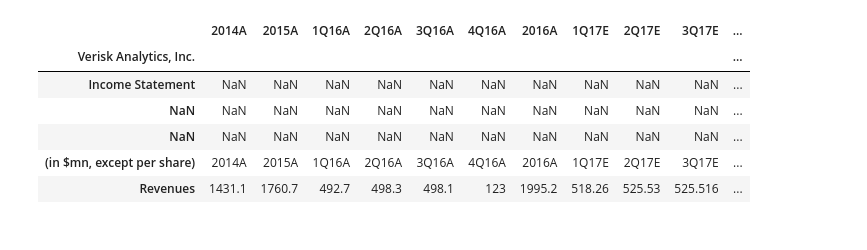
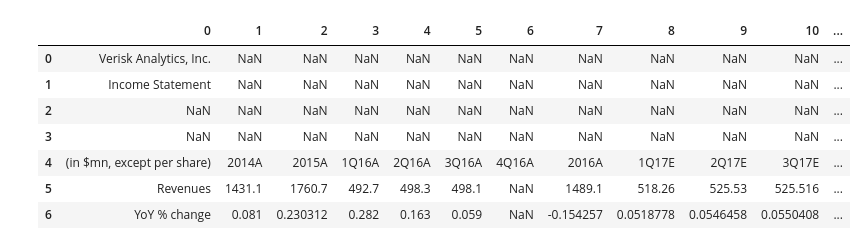
Before and after one commit to rich-coleman-gh/Html_scraping_project, a Jupyter notebook: main.ipynb, the cells around one changed output. Saved outputs shown, nothing was run; the diff lists cells and outputs as text; code cells hidden in the pictures.

Commit message:
Loaded data from web table into excel file
added user input functionality as well as loading data from web table into excelfile. There are still formatting errors

```diff
--- a/main.ipynb
+++ b/main.ipynb
@@ -1,5 +1,13 @@
 # %%
 #import the library used to query a website
 import urllib.request  as urllib2
+
+# INPUT VARIABLES SPECIFIED BY THE USER
+Excel_column_index = 6
+Table_from_web_index = 8
+Table_from_web_column_index = 2
+Excel_sheet_index = 0
+filename = "Verisk Model_Send_Excel_2.xlsx"
+path = "~/Documents/Git/Html_scraping_project/"
 # %%
 #specify the url
@@ -90,28 +98,27 @@ df_from_web
 # %%
 def loadExcelDoc(sheet_index):
     # Open up Faton Excel file
-    filename = "Verisk Model_Send_Excel_2.xlsx"
-    path = "~/Documents/Git/Html_scraping_project/"
     xl = pd.ExcelFile(path + filename)
     sheets = xl.sheet_names
 
 
     ## open up the first sheet and print our data
     df = xl.parse(sheets[sheet_index],header=None)
-    row_index = df.iloc[0][0]
+    #row_index = df.iloc[0][0]
 
-    df = xl.parse(sheets[sheet_index])
-    df = df.set_index(row_index)
+    #df = xl.parse(sheets[sheet_index])
+    #df = df.set_index(row_index)
 
     return df
 
-df = loadExcelDoc(0)
-df.head()
+df = loadExcelDoc(Excel_sheet_index)
+df.head(7)
 # %% [output]
-|  | 2014A | 2015A | 1Q16A | 2Q16A | 3Q16A | 4Q16A | 2016A | 1Q17E | 2Q17E | 3Q17E | ... |
-| Verisk Analytics, Inc. |  |  |  |  |  |  |  |  |  |  | ... |
-| Income Statement | NaN | NaN | NaN | NaN | NaN | NaN | NaN | NaN | NaN | NaN | ... |
-| NaN | NaN | NaN | NaN | NaN | NaN | NaN | NaN | NaN | NaN | NaN | ... |
-| NaN | NaN | NaN | NaN | NaN | NaN | NaN | NaN | NaN | NaN | NaN | ... |
-| (in $mn, except per share) | 2014A | 2015A | 1Q16A | 2Q16A | 3Q16A | 4Q16A | 2016A | 1Q17E | 2Q17E | 3Q17E | ... |
-| Revenues | 1431.1 | 1760.7 | 492.7 | 498.3 | 498.1 | 123 | 1995.2 | 518.26 | 525.53 | 525.516 | ... |
+|  | 0 | 1 | 2 | 3 | 4 | 5 | 6 | 7 | 8 | 9 | 10 | ... |
+| 0 | Verisk Analytics, Inc. | NaN | NaN | NaN | NaN | NaN | NaN | NaN | NaN | NaN | NaN | ... |
+| 1 | Income Statement | NaN | NaN | NaN | NaN | NaN | NaN | NaN | NaN | NaN | NaN | ... |
+| 2 | NaN | NaN | NaN | NaN | NaN | NaN | NaN | NaN | NaN | NaN | NaN | ... |
+| 3 | NaN | NaN | NaN | NaN | NaN | NaN | NaN | NaN | NaN | NaN | NaN | ... |
+| 4 | (in $mn, except per share) | 2014A | 2015A | 1Q16A | 2Q16A | 3Q16A | 4Q16A | 2016A | 1Q17E | 2Q17E | 3Q17E | ... |
+| 5 | Revenues | 1431.1 | 1760.7 | 492.7 | 498.3 | 498.1 | NaN | 1489.1 | 518.26 | 525.53 | 525.516 | ... |
+| 6 | YoY % change | 0.081 | 0.230312 | 0.282 | 0.163 | 0.059 | NaN | -0.154257 | 0.0518778 | 0.0546458 | 0.0550408 | ... |
```
Also changed, not shown: parts of 8 cells of this notebook, 2 other files.
